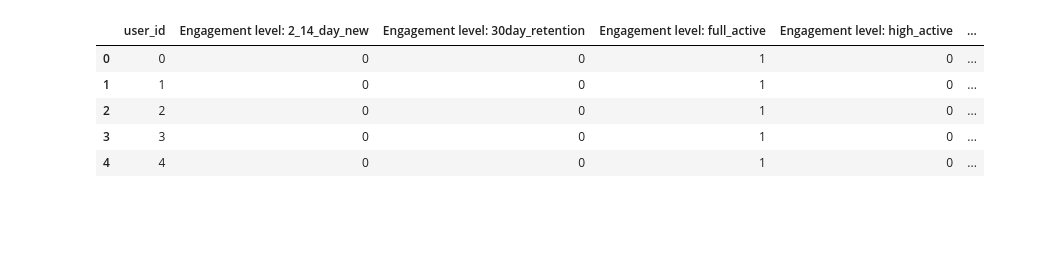
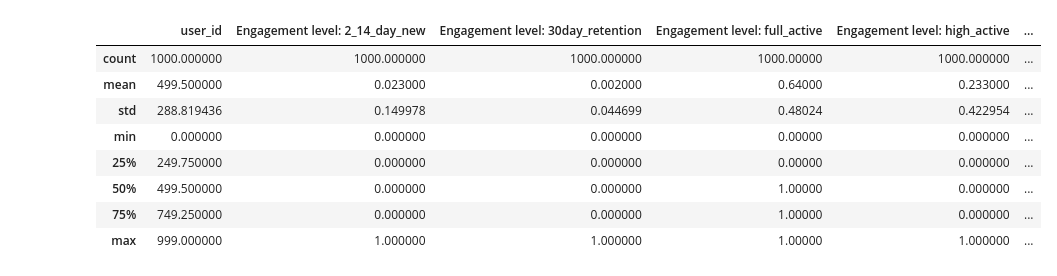
Before and after one commit to RobertDeLaCruzNEU/CS7180-GROUP-007-RecSys, a Jupyter notebook: students/rob/eda.ipynb, the cells around one changed output. Saved outputs shown, nothing was run; the diff lists cells and outputs as text; code cells hidden in the pictures; blank space fills up the shorter version.

```diff
--- a/students/rob/eda.ipynb
+++ b/students/rob/eda.ipynb
@@ -396,18 +396,31 @@ users_cols_keepers = [
     'register_days_range'
 ]
 # %%
+cat = [
+    "Engagement level",
+    "Is this user in its low active period",
+    "Is this user a live streamer？",
+    "Has this user uploaded any video？",
+    "The range of the number of users that this user follows",
+    "The range of the number of fans of this user",
+    "The range of the number of friends that this user has",
+    "The range of the registered days."
+]
 users  = pd.read_csv("../../data/KuaiRand-1K/data/user_features_1k.csv")
 users = users[users_cols_keepers].rename(columns=user_field_descriptions)
-users = pd.get_dummies(users, columns=[l for c,l in user_field_descriptions.items() if c in users_cols_keepers], prefix_sep=": ").astype(int)
+users = pd.get_dummies(users, columns=cat, prefix_sep=": ").astype(int)
 # %%
-users.head()
+users.describe()
 # %% [output]
 |  | user_id | Engagement level: 2_14_day_new | Engagement level: 30day_retention | Engagement level: full_active | Engagement level: high_active | ... |
-| 0 | 0 | 0 | 0 | 1 | 0 | ... |
-| 1 | 1 | 0 | 0 | 1 | 0 | ... |
-| 2 | 2 | 0 | 0 | 1 | 0 | ... |
-| 3 | 3 | 0 | 0 | 1 | 0 | ... |
-| 4 | 4 | 0 | 0 | 1 | 0 | ... |
+| count | 1000.000000 | 1000.000000 | 1000.000000 | 1000.00000 | 1000.000000 | ... |
+| mean | 499.500000 | 0.023000 | 0.002000 | 0.64000 | 0.233000 | ... |
+| std | 288.819436 | 0.149978 | 0.044699 | 0.48024 | 0.422954 | ... |
+| min | 0.000000 | 0.000000 | 0.000000 | 0.00000 | 0.000000 | ... |
+| 25% | 249.750000 | 0.000000 | 0.000000 | 0.00000 | 0.000000 | ... |
+| 50% | 499.500000 | 0.000000 | 0.000000 | 1.00000 | 0.000000 | ... |
+| 75% | 749.250000 | 0.000000 | 0.000000 | 1.00000 | 0.000000 | ... |
+| max | 999.000000 | 1.000000 | 1.000000 | 1.00000 | 1.000000 | ... |
 # %%
 from sklearn.base import BaseEstimator, TransformerMixin
 from torch.utils.data import DataLoader, TensorDataset
```
Also changed, not shown: parts of 7 cells of this notebook.
